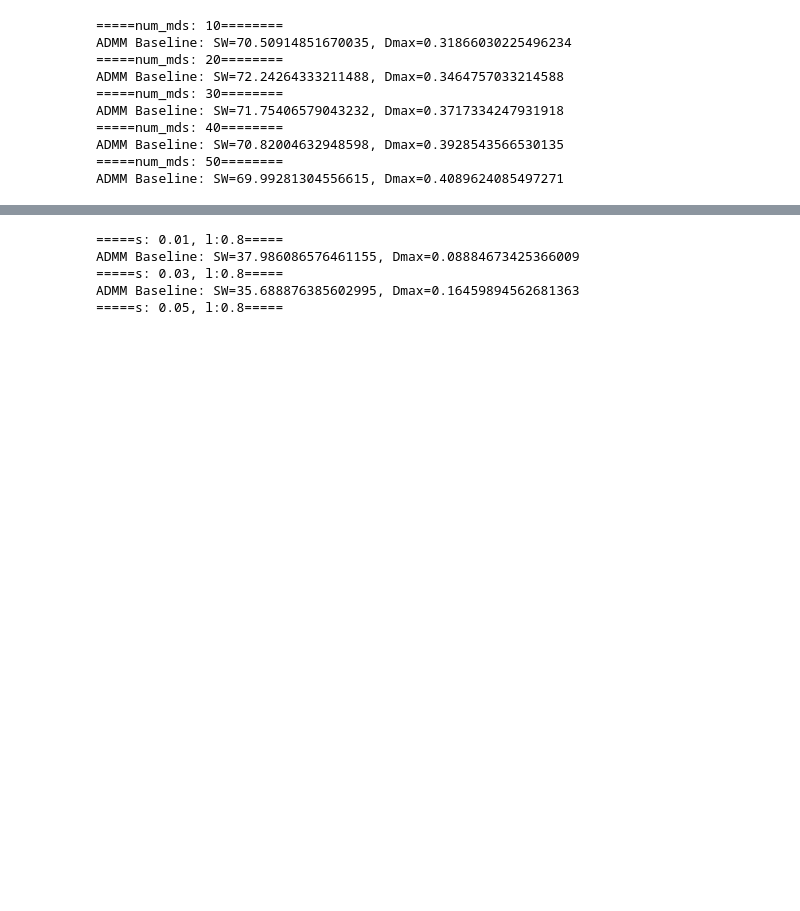
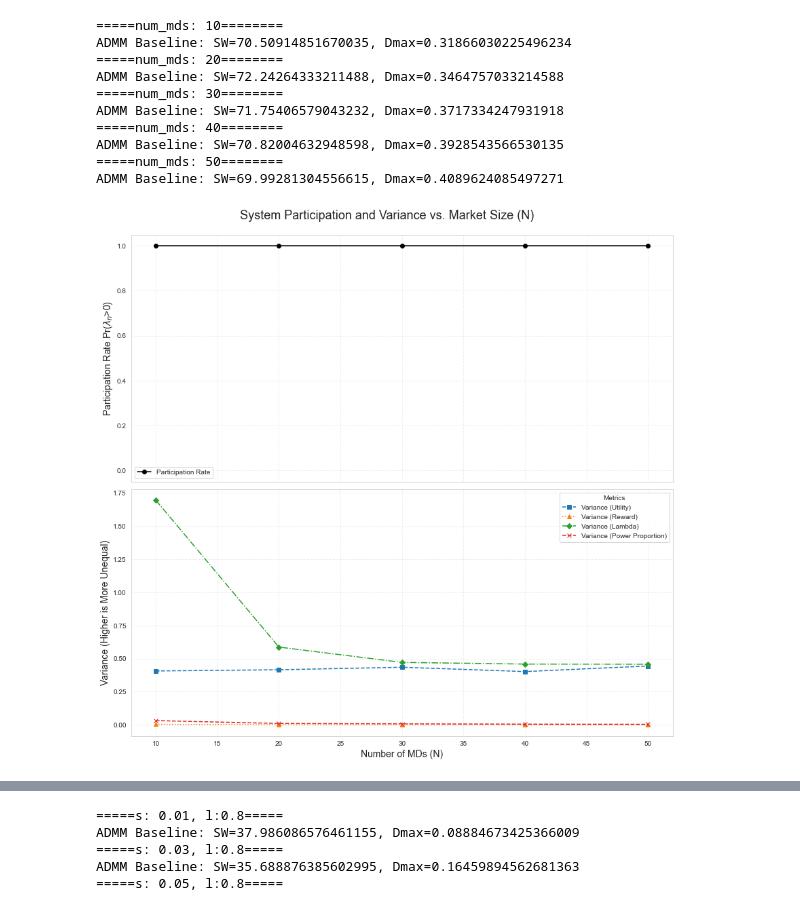
Before and after one commit to Barytes/NBS_project, a Jupyter notebook: plot.ipynb, the cells around one changed output, grey strips where cells are left out. Saved outputs shown, nothing was run; the diff lists cells and outputs as text; code cells hidden in the pictures; blank space fills up the shorter version.

```diff
--- a/plot.ipynb
+++ b/plot.ipynb
@@ -859,4 +866,74 @@ ADMM Baseline: SW=71.75406579043232, Dmax=0.3717334247931918
 ADMM Baseline: SW=70.82004632948598, Dmax=0.3928543566530135
 =====num_mds: 50========
 ADMM Baseline: SW=69.99281304556615, Dmax=0.4089624085497271
+# %%
+import seaborn as sns
+
+participation_rate_history = []
+utility_variance_history = []
+reward_variance_history = []
+lambda_variance_history = []
+power_prop_variance_history = []
+
+eps = 1e-6 # 定义一个阈值来判断MD是否活跃
+F = np.array([md.Fn for md in MDs])  # 获取所有MD的计算能力
+
+for i, N in enumerate(num_mds):
+    lambdas = lamb_history[i]
+    utilities = u_history[i]
+    rewards = r_history[i]
+    ps = p_history[i]
+
+    # 注意：F需要与当前N的维度匹配
+    current_F = F[:N]
+    power_proportion = np.array(ps) / current_F
+
+    # 计算参与率
+    active_mds_count = np.sum(np.array(lambdas) > eps)
+    participation_rate = active_mds_count / N
+    participation_rate_history.append(participation_rate)
+
+    # 【核心修改】计算各项指标的方差
+    utility_variance_history.append(np.var(utilities))
+    reward_variance_history.append(np.var(rewards))
+    lambda_variance_history.append(np.var(lambdas))
+    power_prop_variance_history.append(np.var(power_proportion))
+
+
+# ===================================================================
+# 2. 绘图
+# ===================================================================
+sns.set_style("whitegrid", {'grid.linestyle': ':'})
+fig, axes = plt.subplots(2, 1, figsize=(12, 12), sharex=True)
+fig.suptitle('System Participation and Variance vs. Market Size (N)', fontsize=18)
+
+# --- 子图(a): 参与率 (保持不变) ---
+ax1 = axes[0]
+ax1.plot(num_mds, participation_rate_history, marker='o', linestyle='-', color='black', label='Participation Rate')
+ax1.set_ylabel('Participation Rate Pr($\lambda_n$>0)', fontsize=14)
+ax1.set_ylim(-0.05, 1.05)
+ax1.legend()
+ax1.grid(True, linestyle=':', alpha=0.7)
+
+# --- 子图(b):各项指标的方差 ---
+ax2 = axes[1]
+
+# 【核心修改】绘制四条方差曲线
+ax2.plot(num_mds, utility_variance_history, marker='s', linestyle='--', label='Variance (Utility)')
+ax2.plot(num_mds, reward_variance_history, marker='^', linestyle=':', label='Variance (Reward)')
+ax2.plot(num_mds, lambda_variance_history, marker='D', linestyle='-.', label='Variance (Lambda)')
+ax2.plot(num_mds, power_prop_variance_history, marker='x', linestyle='--', label='Variance (Power Proportion)')
+
+ax2.set_ylabel('Variance (Higher is More Unequal)', fontsize=14)
+ax2.set_xlabel('Number of MDs (N)', fontsize=14)
+ax2.legend(title='Metrics')
+ax2.grid(True, linestyle=':', alpha=0.7)
+# 您可能会发现不同指标的方差值域相差很大，使用对数坐标轴可以更好地展示它们
+# 如果需要，可以取消下面的注释
+# ax2.set_yscale('log')
+
+plt.tight_layout(rect=[0, 0.03, 1, 0.95])
+plt.show()
+# %% [output]
+[figure, added]
 # %%
```
Also changed, not shown: parts of 7 cells of this notebook.
